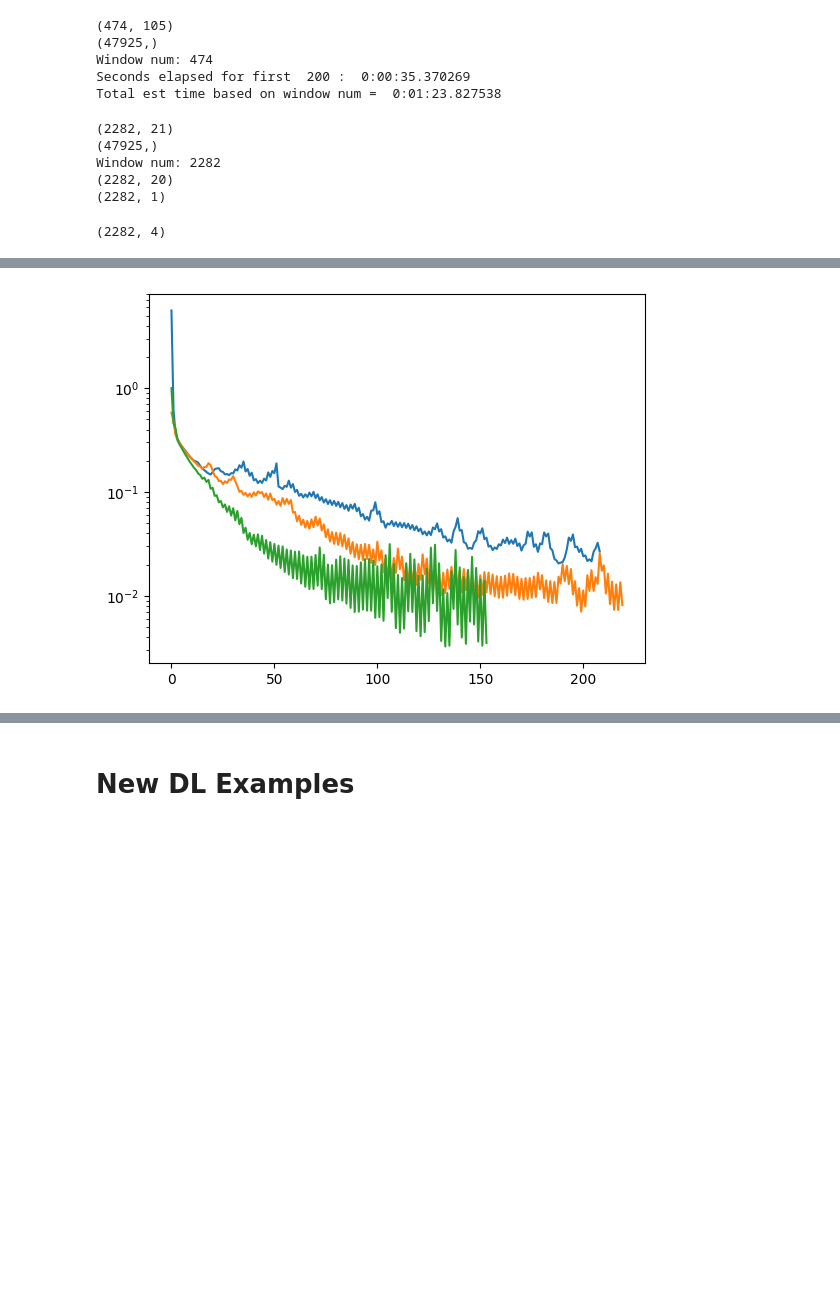
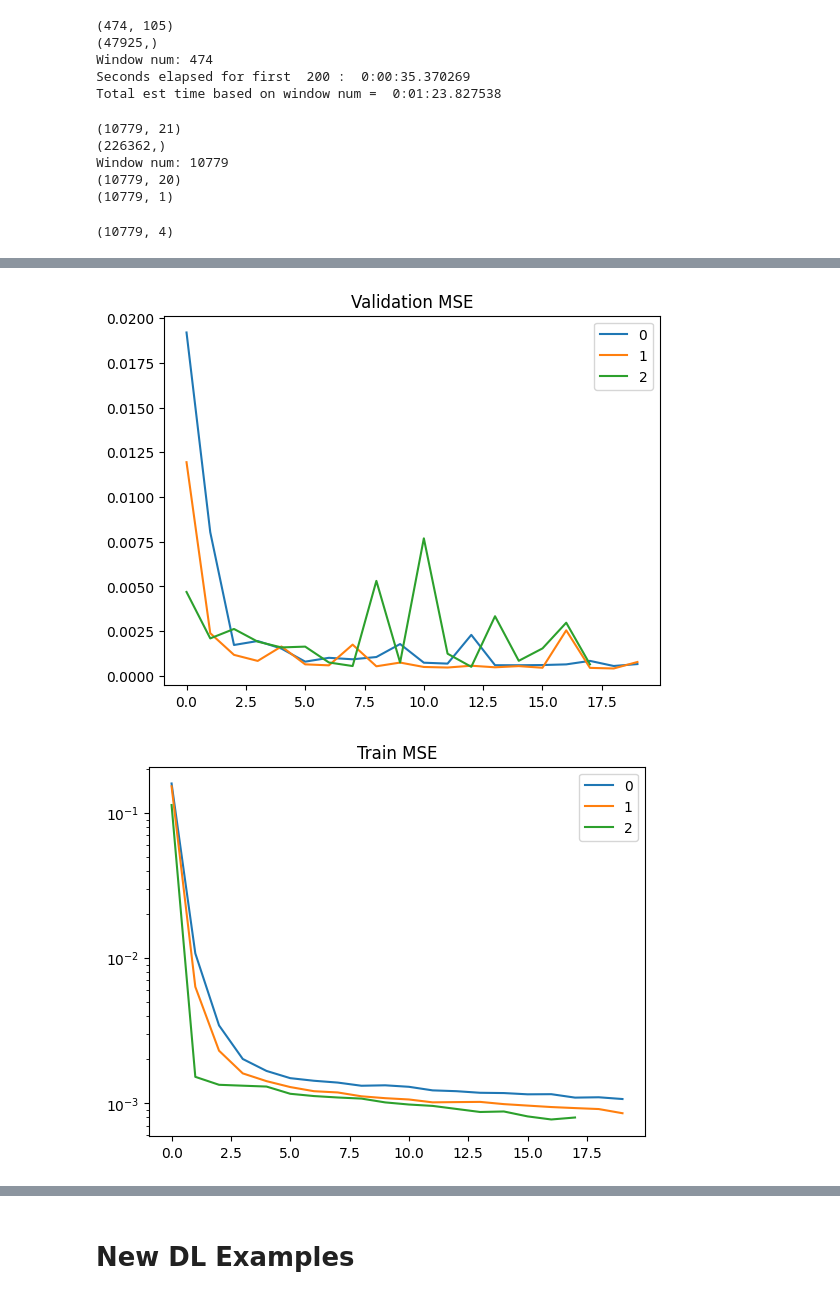
Before and after one commit to corwindark/6600-final-project, a Jupyter notebook: dl_ens_exploration.ipynb, the cells around one changed output, grey strips where cells are left out. Drawn from its saved outputs; the diff is of its cells as text; code cells hidden in the pictures; blank space fills up the shorter version.

```diff
--- a/dl_ens_exploration.ipynb
+++ b/dl_ens_exploration.ipynb
@@ -1171,9 +1171,9 @@ def nn_kfold(nn_model_dictlist, compile_params, fit_params, folds, xdat, ydat, s
 
     modelOut = foldModel.fit(x = x_train_fold,
                       y = y_train_fold,
-                      steps_per_epoch = 1,
+                      steps_per_epoch = x_train_fold.shape[0],
                       epochs= fit_params['epochs'],
-                      batch_size = x_train_fold.shape[0],
+                      batch_size = 1,
                       validation_data= (x_val_fold, y_val_fold),
                       callbacks= fit_params["callback"],
                       validation_batch_size = x_val_fold.shape[0],
@@ -1197,11 +1197,19 @@ def nn_kfold(nn_model_dictlist, compile_params, fit_params, folds, xdat, ydat, s
     fold_start += fold_size
     train_end += fold_size
 
-  plt.plot()
+  plt.figure(0)
+  plt.title("Validation MSE")
   for i, history in enumerate(val_mse_history):
       #print(history)
-      plt.plot(range(0,len(history[0])),history[0])
+      plt.plot(range(0,len(history[0])),history[0], label = str(i))
+  plt.legend()
 
+  plt.figure(1)
+  plt.title("Train MSE")
+  for i, history in enumerate(train_mse_history):
+      #print(history)
+      plt.plot(range(0,len(history[0])),history[0], label = str(i))
+  plt.legend()
   #train_mse_history = np.divide(train_mse_history, fit_params['epochs'])
 
   print("Val Loss: ", sum(val_mse)/len(val_mse), "Train Loss: ", sum(train_mse)/len(train_mse))
@@ -1259,7 +1268,7 @@ def evaluate_nn_architecture(nn_model_dictlist, compile_params, fit_params, xtra
     print("Mean Pred MSE:", mean_squared_error(ytest, meanreversion_pred))
 # %%
 # Prep X/Y Data
-spyFullmin5 = pd.read_csv("/content/drive/MyDrive/Colab Notebooks/spy2023min5.csv")
+spyFullmin5 = pd.read_csv("/content/drive/MyDrive/Colab Notebooks/spy2023min1.csv")
 seriesIn = pd.Series(spyFullmin5['close'])
 ticker_mean = seriesIn.mean()
 ticker_std = seriesIn.std()
@@ -1269,29 +1278,29 @@ xdat, ydat = simple_windows(seriesIn, train_window = 20, test_window = 1)
 print(xdat.shape)
 print(ydat.shape)
 # %% [output]
-(2282, 21)
-(47925,)
-Window num: 2282
-(2282, 20)
-(2282, 1)
+(10779, 21)
+(226362,)
+Window num: 10779
+(10779, 20)
+(10779, 1)
 # %%
-statpredsIn = pd.read_csv("/content/drive/MyDrive/Colab Notebooks/spy2023min5_b20_f1_ACDE.csv")
+statpredsIn = pd.read_csv("/content/drive/MyDrive/Colab Notebooks/spy2023min1_b20_f1_ACDE.csv")
 statpredsIn = statpredsIn.to_numpy()
 # %%
 print(statpredsIn.shape)
 # %% [output]
-(2282, 4)
+(10779, 4)
 # %%
-callback = keras.callbacks.EarlyStopping(monitor='val_loss',patience=20)
+callback = keras.callbacks.EarlyStopping(monitor='val_loss',patience=5)
 
 
 fit_params = {
-    'epochs': 400,
+    'epochs': 20,
     'callback': callback,
-    'verbose': False
+    'verbose': True
 }
 #, clipnorm = 0.5, clipvalue = 0.5
-stored_opt = RMSprop(learning_rate = 0.005)
+stored_opt = RMSprop(learning_rate = 0.0002)
 compile_params = {
     'optimizer': stored_opt,
     'loss': 'mse'
@@ -1306,9 +1315,8 @@ L2 = 0.01
 reg = regularizers.L1L2(l1=L1, l2=L2)
 
 model_format_dictlist = [
-    {'size': 32, 'act': 'relu', 'reg': reg},
-    {'size': 128, 'act': 'relu','reg': reg},
-    #{'size': 128, 'act': 'relu','reg': reg},
+    {'size': 64, 'act': 'relu', 'reg': reg},
+    {'size': 512, 'act': 'relu','reg': reg},
     {'act': 'relu'}
    ]
 
@@ -1343,4 +1361,5 @@ Val Loss:  0.01280552187624077 Train Loss:  0.017991899357487757
-[figure, old version]
+[figure, new version]
+[figure, added]
 # %%
 print(statpredsIn.shape)
 print(xdat.shape)
```
Also changed, not shown: parts of 6 cells of this notebook.
